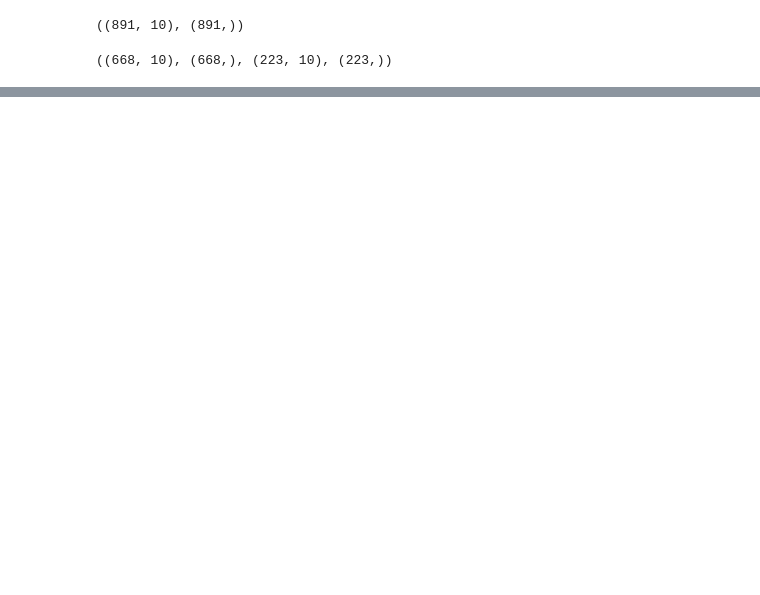
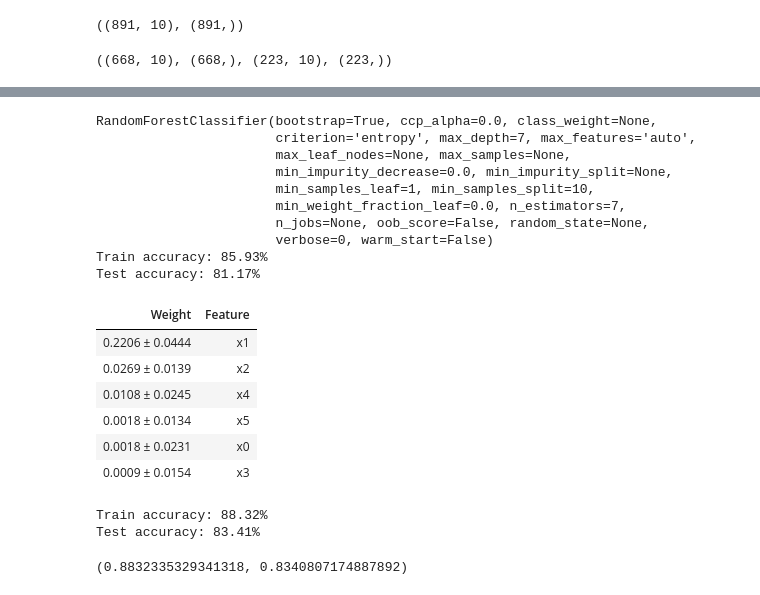
Before and after one commit to mzignis/titanic, a Jupyter notebook: models.ipynb, the cells around one changed output, grey strips where cells are left out. Saved outputs shown, nothing was run; the diff lists cells and outputs as text; code cells hidden in the pictures; blank space fills up the shorter version.

```diff
--- a/models.ipynb
+++ b/models.ipynb
@@ -370,0 +340,45 @@ result_data.to_csv(os.path.join(data_dir, 'result.csv'))
+# %%
+x_train, x_test, y_train, y_test = train_test_split(x, y)
+features = [0, 1, 2, 3, 4, 5]
+x_train, x_test = x_train[:, features], x_test[:, features]
+
+forest = RandomForestClassifier()
+parameters = {
+    'n_estimators': range(5, 11),
+    'criterion': ['gini', 'entropy'],
+    'max_depth': range(1, 8),
+    'min_samples_split': range(10, 17, 2)
+}
+clf = GridSearchCV(forest, parameters, cv=5)
+clf.fit(x_train, y_train)
+model = clf.best_estimator_
+print(model)
+score_model(model, x_train, y_train, x_test, y_test)
+
+perm = PermutationImportance(model).fit(x_test, y_test)
+eli5.show_weights(perm)
+# %% [output]
+RandomForestClassifier(bootstrap=True, ccp_alpha=0.0, class_weight=None,
+                       criterion='entropy', max_depth=7, max_features='auto',
+                       max_leaf_nodes=None, max_samples=None,
+                       min_impurity_decrease=0.0, min_impurity_split=None,
+                       min_samples_leaf=1, min_samples_split=10,
+                       min_weight_fraction_leaf=0.0, n_estimators=7,
+                       n_jobs=None, oob_score=False, random_state=None,
+                       verbose=0, warm_start=False)
+Train accuracy: 85.93%
+Test accuracy: 81.17%
+| Weight | Feature |
+| 0.2206 ± 0.0444 | x1 |
+| 0.0269 ± 0.0139 | x2 |
+| 0.0108 ± 0.0245 | x4 |
+| 0.0018 ± 0.0134 | x5 |
+| 0.0018 ± 0.0231 | x0 |
+| 0.0009 ± 0.0154 | x3 |
+# %%
+xgb = XGBClassifier()
+score_model(xgb, x_train, y_train, x_test, y_test)
+# %% [output]
+Train accuracy: 88.32%
+Test accuracy: 83.41%
+(0.8832335329341318, 0.8340807174887892)
```
Also changed, not shown: parts of 25 cells of this notebook.
